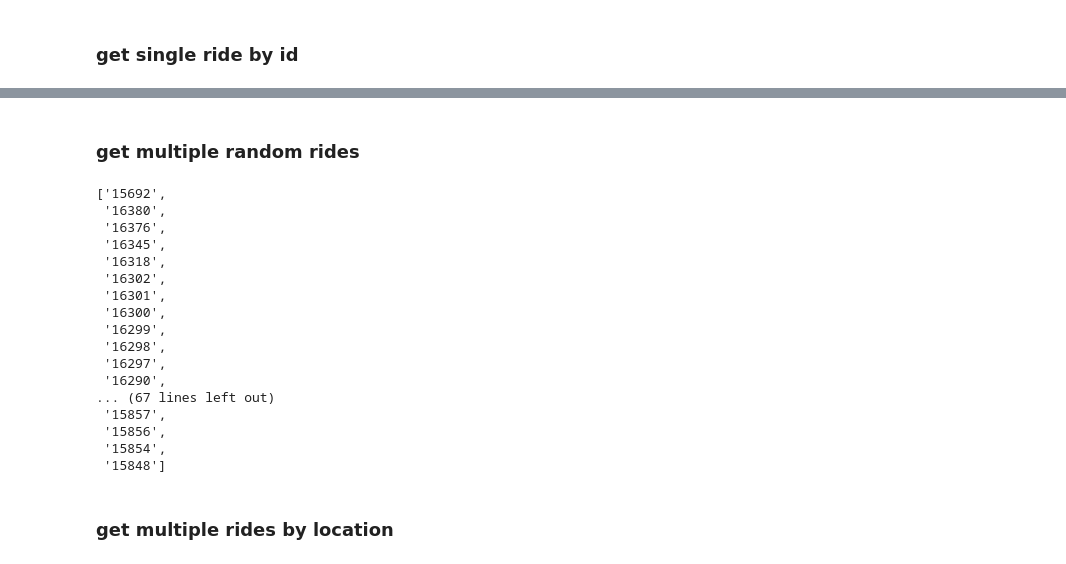
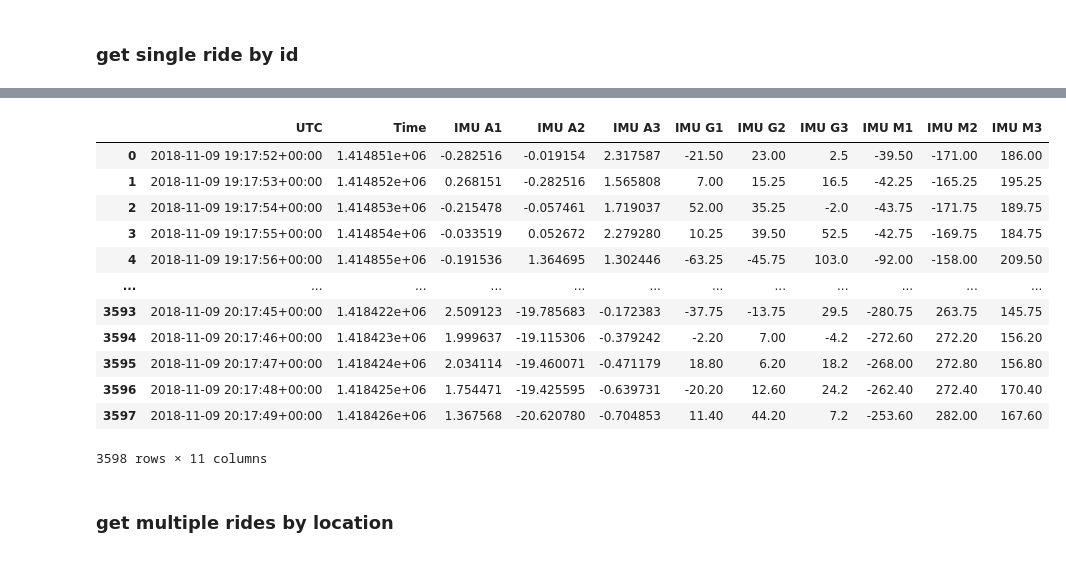
Before and after one commit to evansuong/smartfin-rest-api, a Jupyter notebook: ride_api_tests.ipynb, the cells around one changed output, grey strips where cells are left out. Saved outputs shown, nothing was run; the diff lists cells and outputs as text; code cells hidden in the pictures.

Commit message:
updated ride_tests notebook

```diff
--- a/ride_api_tests.ipynb
+++ b/ride_api_tests.ipynb
@@ -49,14 +63,15 @@ from io import StringIO
 'Update heights of all rides in database': 'update-heights/',
 'Get list of active CDIP buoys': 'buoy-list/'
 # %%
-testing = True # determines what url we are requesting from
+testing = False # determines what url we are requesting from
 # %% [markdown]
 ## Create / Get New Ride(s)
 This query takes a rideId parameter and searches the database for that ride. If it doesn't exist then a new ride is created and all the data is uploaded and returned as a response. If the ride exists, then it just gets returned as a response. The actual data can be extracted from the response object using response.json() which formats the data as a python dictionary
 # %%
 rideId = '15692'
-count = 0
+count = '20'
 location = 'San Diego'
+# location = 'San Diego:Orange County'
 startDate = '1541030400'
 endDate = '1552566400'
 
@@ -66,7 +81,7 @@ if testing:
     rideGetLocation = f'http://127.0.0.1:8000/ride/location/ride-get/{location}/' # creates new ride and upload all ride data to db
     rideGetDate = f'http://127.0.0.1:8000/ride/date/ride-get/{startDate}/{endDate}/' # creates new ride and upload all ride data to db
 else:
-    rideGetSingle = f'https://lit-sands-95859.herokuapp.com/ride/ride-get/{rideId}' # creates new ride and upload all ride data to db
-    rideGetRandom = f'https://lit-sands-95859.herokuapp.com/ride/random/ride-get/{count}' # creates new ride and upload all ride data to db
+    rideGetSingle = f'https://lit-sands-95859.herokuapp.com/ride/ride-get/{rideId}/' # creates new ride and upload all ride data to db
+    rideGetRandom = f'https://lit-sands-95859.herokuapp.com/ride/random/ride-get/{count}/' # creates new ride and upload all ride data to db
     rideGetLocation = f'https://lit-sands-95859.herokuapp.com/ride/location/ride-get/{location}/' # creates new ride and upload all ride data to db
     rideGetDate = f'https://lit-sands-95859.herokuapp.com/ride/date/ride-get/{startDate}/{endDate}/' # creates new ride and upload all r
@@ -80,27 +139,21 @@ ConnectionError: HTTPConnectionPool(host='127.0.0.1', port=8000): Max retries ex
-# %% [markdown]
-### get multiple random rides
-# %%
-response = requests.get(rideGetRandom)
-data = response.json()
-[ride['rideId'] for ride in data]
-# %% [output]
-['15692',
- '16380',
- '16376',
- '16345',
- '16318',
- '16302',
- '16301',
- '16300',
- '16299',
- '16298',
- '16297',
- '16290',
-... (67 lines left out)
- '15857',
- '15856',
- '15854',
- '15848']
+# %%
+# format motion data into pandas dataframe
+dataStr = StringIO(response['motionData'])
+pd.read_csv(dataStr)
+# %% [output]
+|  | UTC | Time | IMU A1 | IMU A2 | IMU A3 | IMU G1 | IMU G2 | IMU G3 | IMU M1 | IMU M2 | IMU M3 |
+| 0 | 2018-11-09 19:17:52+00:00 | 1.414851e+06 | -0.282516 | -0.019154 | 2.317587 | -21.50 | 23.00 | 2.5 | -39.50 | -171.00 | 186.00 |
+| 1 | 2018-11-09 19:17:53+00:00 | 1.414852e+06 | 0.268151 | -0.282516 | 1.565808 | 7.00 | 15.25 | 16.5 | -42.25 | -165.25 | 195.25 |
+| 2 | 2018-11-09 19:17:54+00:00 | 1.414853e+06 | -0.215478 | -0.057461 | 1.719037 | 52.00 | 35.25 | -2.0 | -43.75 | -171.75 | 189.75 |
+| 3 | 2018-11-09 19:17:55+00:00 | 1.414854e+06 | -0.033519 | 0.052672 | 2.279280 | 10.25 | 39.50 | 52.5 | -42.75 | -169.75 | 184.75 |
+| 4 | 2018-11-09 19:17:56+00:00 | 1.414855e+06 | -0.191536 | 1.364695 | 1.302446 | -63.25 | -45.75 | 103.0 | -92.00 | -158.00 | 209.50 |
+| ... | ... | ... | ... | ... | ... | ... | ... | ... | ... | ... | ... |
+| 3593 | 2018-11-09 20:17:45+00:00 | 1.418422e+06 | 2.509123 | -19.785683 | -0.172383 | -37.75 | -13.75 | 29.5 | -280.75 | 263.75 | 145.75 |
+| 3594 | 2018-11-09 20:17:46+00:00 | 1.418423e+06 | 1.999637 | -19.115306 | -0.379242 | -2.20 | 7.00 | -4.2 | -272.60 | 272.20 | 156.20 |
+| 3595 | 2018-11-09 20:17:47+00:00 | 1.418424e+06 | 2.034114 | -19.460071 | -0.471179 | 18.80 | 6.20 | 18.2 | -268.00 | 272.80 | 156.80 |
+| 3596 | 2018-11-09 20:17:48+00:00 | 1.418425e+06 | 1.754471 | -19.425595 | -0.639731 | -20.20 | 12.60 | 24.2 | -262.40 | 272.40 | 170.40 |
+| 3597 | 2018-11-09 20:17:49+00:00 | 1.418426e+06 | 1.367568 | -20.620780 | -0.704853 | 11.40 | 44.20 | 7.2 | -253.60 | 282.00 | 167.60 |
+3598 rows × 11 columns
 # %% [markdown]
 ### get multiple rides by location
 # %%
```
Also changed, not shown: parts of 12 cells of this notebook.
